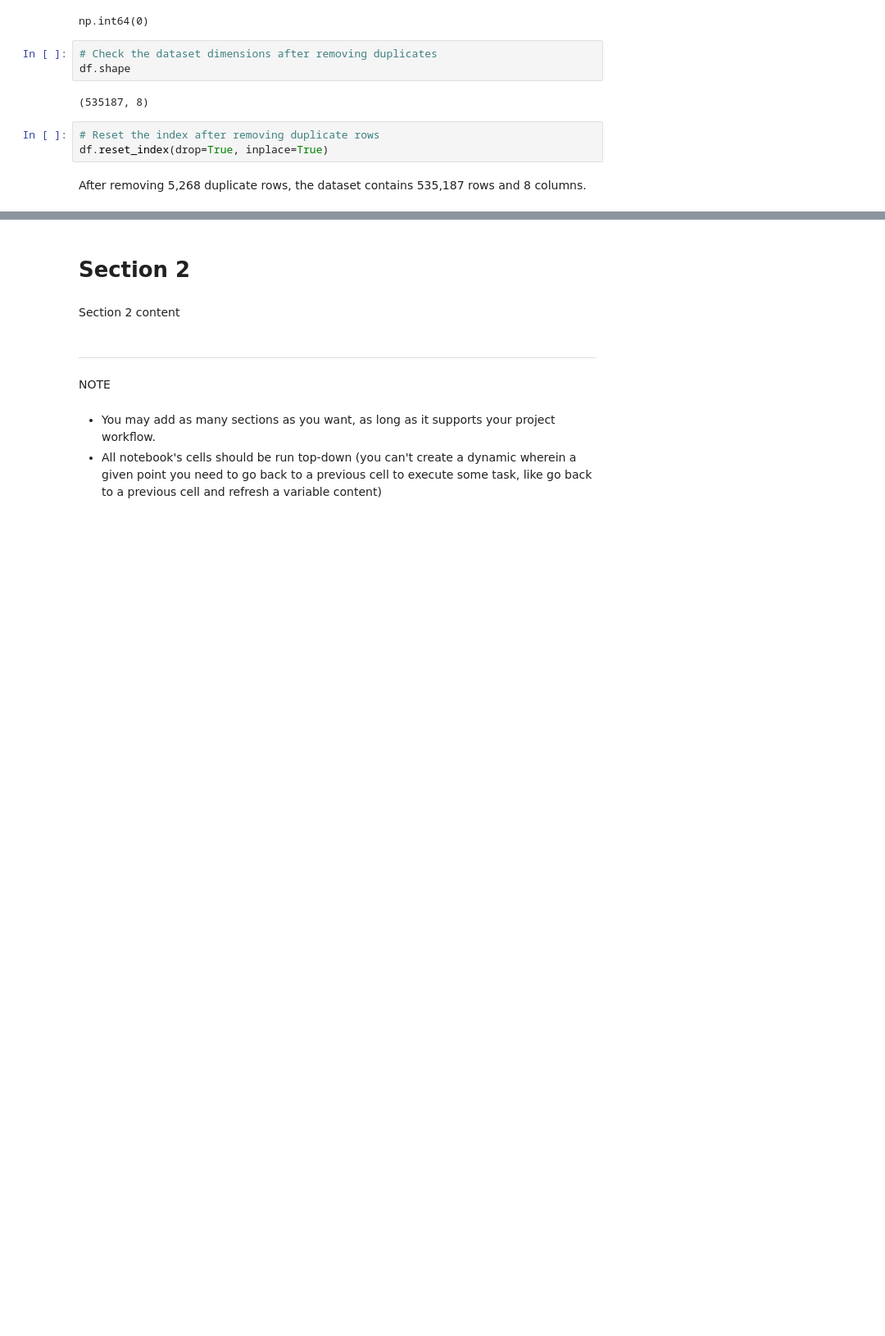
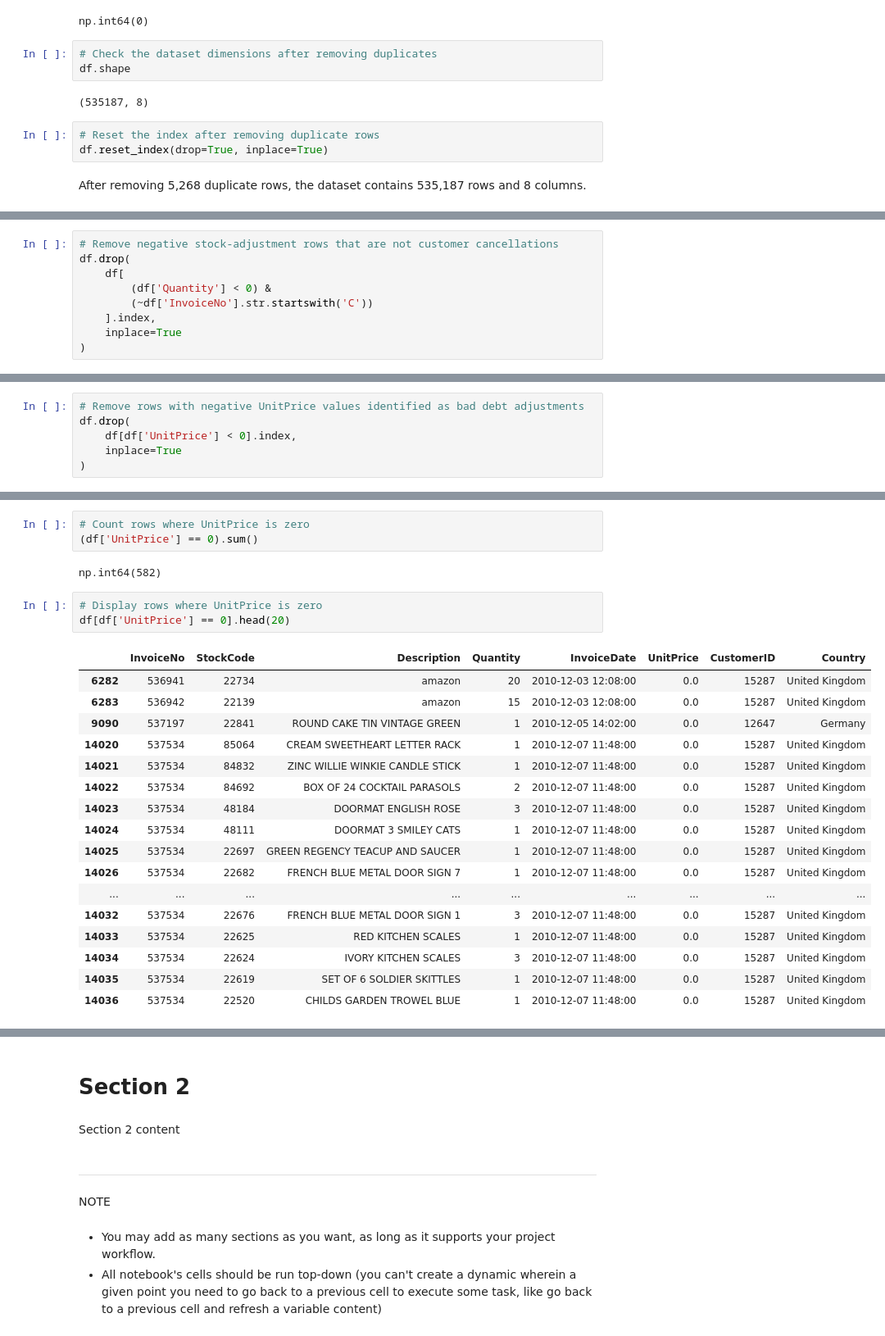
Before and after one commit to UmarHData/Online-Retail-Transaction-Analysis, a Jupyter notebook: jupyter_notebooks/ETL.ipynb, the cells around one changed output, grey strips where cells are left out. Shown at 82% size. Drawn from its saved outputs; the diff is of its cells as text; blank space fills up the shorter version.

```diff
--- a/jupyter_notebooks/ETL.ipynb
+++ b/jupyter_notebooks/ETL.ipynb
@@ -354,0 +576,9 @@ After removing 5,268 duplicate rows, the dataset contains 535,187 rows and 8 col
+# %%
+# Remove negative stock-adjustment rows that are not customer cancellations
+df.drop(
+    df[
+        (df['Quantity'] < 0) &
+        (~df['InvoiceNo'].str.startswith('C'))
+    ].index,
+    inplace=True
+)
@@ -354,0 +602,6 @@ After removing 5,268 duplicate rows, the dataset contains 535,187 rows and 8 col
+# %%
+# Remove rows with negative UnitPrice values identified as bad debt adjustments
+df.drop(
+    df[df['UnitPrice'] < 0].index,
+    inplace=True
+)
@@ -354,0 +622,26 @@ After removing 5,268 duplicate rows, the dataset contains 535,187 rows and 8 col
+# %%
+# Count rows where UnitPrice is zero
+(df['UnitPrice'] == 0).sum()
+# %% [output]
+np.int64(582)
+# %%
+# Display rows where UnitPrice is zero
+df[df['UnitPrice'] == 0].head(20)
+# %% [output]
+|  | InvoiceNo | StockCode | Description | Quantity | InvoiceDate | UnitPrice | CustomerID | Country |
+| 6282 | 536941 | 22734 | amazon | 20 | 2010-12-03 12:08:00 | 0.0 | 15287 | United Kingdom |
+| 6283 | 536942 | 22139 | amazon | 15 | 2010-12-03 12:08:00 | 0.0 | 15287 | United Kingdom |
+| 9090 | 537197 | 22841 | ROUND CAKE TIN VINTAGE GREEN | 1 | 2010-12-05 14:02:00 | 0.0 | 12647 | Germany |
+| 14020 | 537534 | 85064 | CREAM SWEETHEART LETTER RACK | 1 | 2010-12-07 11:48:00 | 0.0 | 15287 | United Kingdom |
+| 14021 | 537534 | 84832 | ZINC WILLIE WINKIE CANDLE STICK | 1 | 2010-12-07 11:48:00 | 0.0 | 15287 | United Kingdom |
+| 14022 | 537534 | 84692 | BOX OF 24 COCKTAIL PARASOLS | 2 | 2010-12-07 11:48:00 | 0.0 | 15287 | United Kingdom |
+| 14023 | 537534 | 48184 | DOORMAT ENGLISH ROSE | 3 | 2010-12-07 11:48:00 | 0.0 | 15287 | United Kingdom |
+| 14024 | 537534 | 48111 | DOORMAT 3 SMILEY CATS | 1 | 2010-12-07 11:48:00 | 0.0 | 15287 | United Kingdom |
+| 14025 | 537534 | 22697 | GREEN REGENCY TEACUP AND SAUCER | 1 | 2010-12-07 11:48:00 | 0.0 | 15287 | United Kingdom |
+| 14026 | 537534 | 22682 | FRENCH BLUE METAL DOOR SIGN 7 | 1 | 2010-12-07 11:48:00 | 0.0 | 15287 | United Kingdom |
+| ... | ... | ... | ... | ... | ... | ... | ... | ... |
+| 14032 | 537534 | 22676 | FRENCH BLUE METAL DOOR SIGN 1 | 3 | 2010-12-07 11:48:00 | 0.0 | 15287 | United Kingdom |
+| 14033 | 537534 | 22625 | RED KITCHEN SCALES | 1 | 2010-12-07 11:48:00 | 0.0 | 15287 | United Kingdom |
+| 14034 | 537534 | 22624 | IVORY KITCHEN SCALES | 3 | 2010-12-07 11:48:00 | 0.0 | 15287 | United Kingdom |
+| 14035 | 537534 | 22619 | SET OF 6 SOLDIER SKITTLES | 1 | 2010-12-07 11:48:00 | 0.0 | 15287 | United Kingdom |
+| 14036 | 537534 | 22520 | CHILDS GARDEN TROWEL BLUE | 1 | 2010-12-07 11:48:00 | 0.0 | 15287 | United Kingdom |
```
Also changed, not shown: parts of 37 cells of this notebook.
